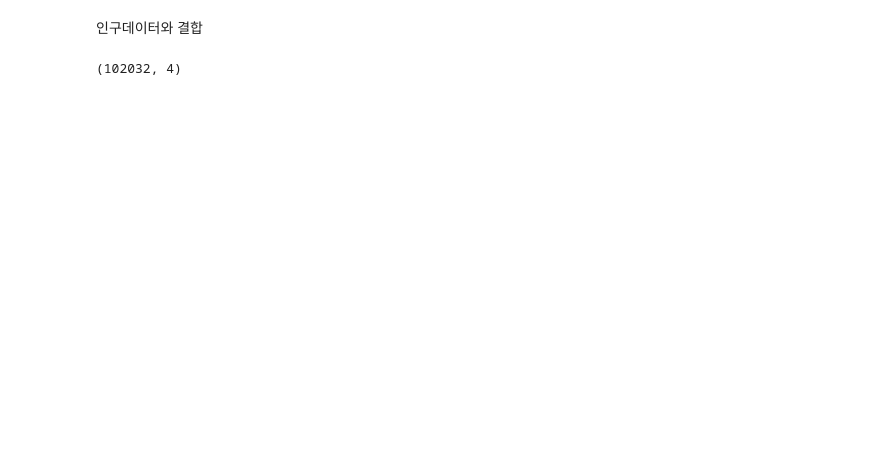
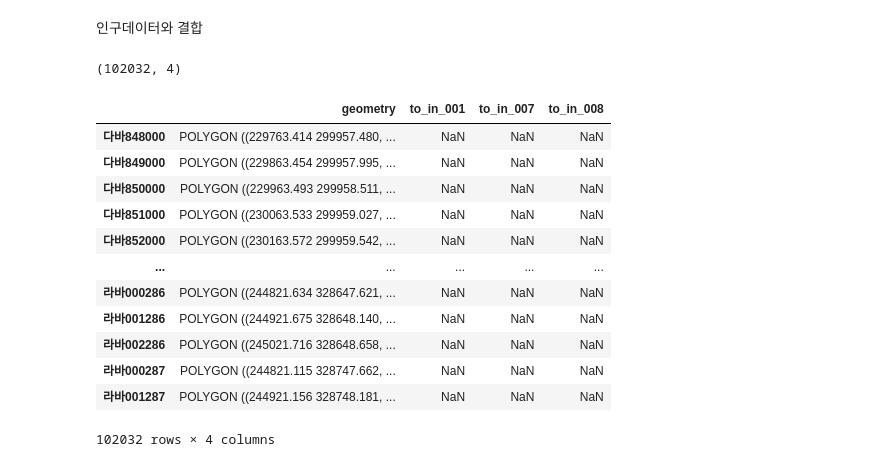
Before and after one commit to ddangchani/LocalSecurity_competition, a Jupyter notebook: Census.ipynb, the cells around one changed output. Drawn from its saved outputs; the diff is of its cells as text; code cells hidden in the pictures; blank space fills up the shorter version.

```diff
--- a/Census.ipynb
+++ b/Census.ipynb
@@ -112,3 +110,19 @@ census.shape
 # %%
 # save
 census.to_file('data/CENSUS/census_100M.gpkg', index=True)
+# %%
+census
+# %% [output]
+|  | geometry | to_in_001 | to_in_007 | to_in_008 |
+| 다바848000 | POLYGON ((229763.414 299957.480, ... | NaN | NaN | NaN |
+| 다바849000 | POLYGON ((229863.454 299957.995, ... | NaN | NaN | NaN |
+| 다바850000 | POLYGON ((229963.493 299958.511, ... | NaN | NaN | NaN |
+| 다바851000 | POLYGON ((230063.533 299959.027, ... | NaN | NaN | NaN |
+| 다바852000 | POLYGON ((230163.572 299959.542, ... | NaN | NaN | NaN |
+| ... | ... | ... | ... | ... |
+| 라바000286 | POLYGON ((244821.634 328647.621, ... | NaN | NaN | NaN |
+| 라바001286 | POLYGON ((244921.675 328648.140, ... | NaN | NaN | NaN |
+| 라바002286 | POLYGON ((245021.716 328648.658, ... | NaN | NaN | NaN |
+| 라바000287 | POLYGON ((244821.115 328747.662, ... | NaN | NaN | NaN |
+| 라바001287 | POLYGON ((244921.156 328748.181, ... | NaN | NaN | NaN |
+102032 rows × 4 columns
```
Also changed, not shown: parts of 1 cell of this notebook, 4 other files.
